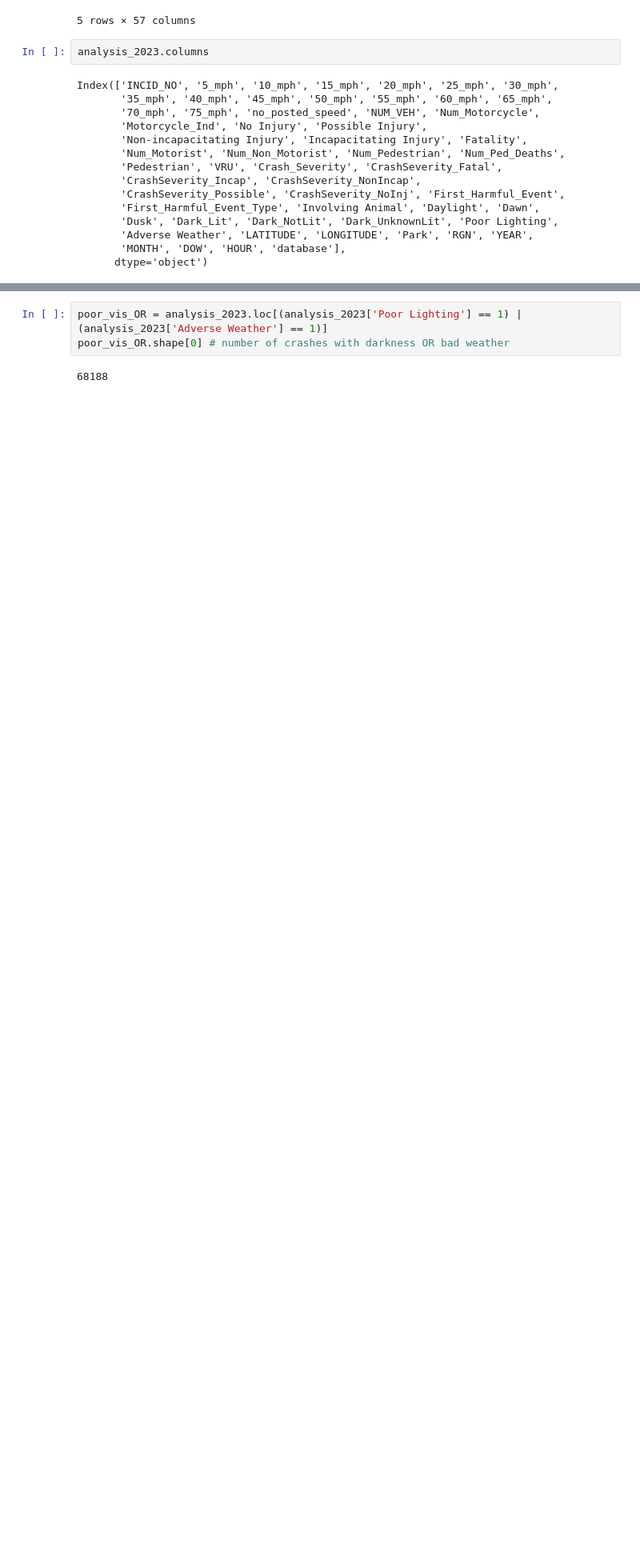
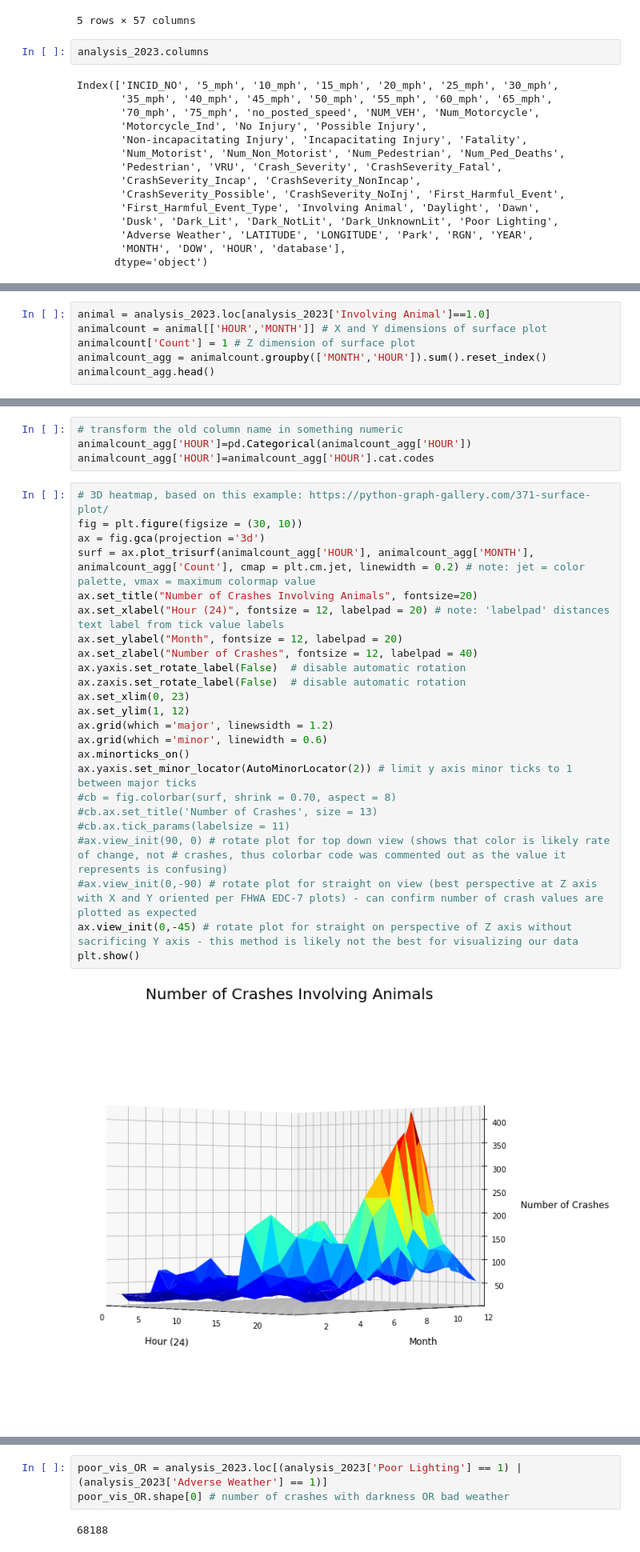
Before and after one commit to VolpeUSDOT/NPS-Region-Crash-Briefing, a Jupyter notebook: data analysis notebooks/2023 Servicewide Analysis - Nightime Visibility.ipynb, the cells around one changed output, grey strips where cells are left out. Shown at 80% size. Drawn from its saved outputs; the diff is of its cells as text; blank space fills up the shorter version.

```diff
--- a/data analysis notebooks/2023 Servicewide Analysis - Nightime Visibility.ipynb
+++ b/data analysis notebooks/2023 Servicewide Analysis - Nightime Visibility.ipynb
@@ -121,0 +133,6 @@ plt.show()
+# %%
+animal = analysis_2023.loc[analysis_2023['Involving Animal']==1.0]
+animalcount = animal[['HOUR','MONTH']] # X and Y dimensions of surface plot
+animalcount['Count'] = 1 # Z dimension of surface plot
+animalcount_agg = animalcount.groupby(['MONTH','HOUR']).sum().reset_index()
+animalcount_agg.head()
@@ -121,0 +181,30 @@ plt.show()
+# %%
+# transform the old column name in something numeric
+animalcount_agg['HOUR']=pd.Categorical(animalcount_agg['HOUR'])
+animalcount_agg['HOUR']=animalcount_agg['HOUR'].cat.codes
+# %%
+# 3D heatmap, based on this example: https://python-graph-gallery.com/371-surface-plot/
+fig = plt.figure(figsize = (30, 10))
+ax = fig.gca(projection ='3d')
+surf = ax.plot_trisurf(animalcount_agg['HOUR'], animalcount_agg['MONTH'], animalcount_agg['Count'], cmap = plt.cm.jet, linewidth = 0.2) # note: jet = color palette, vmax = maximum colormap value
+ax.set_title("Number of Crashes Involving Animals", fontsize=20)
+ax.set_xlabel("Hour (24)", fontsize = 12, labelpad = 20) # note: 'labelpad' distances text label from tick value labels
+ax.set_ylabel("Month", fontsize = 12, labelpad = 20)
+ax.set_zlabel("Number of Crashes", fontsize = 12, labelpad = 40)
+ax.yaxis.set_rotate_label(False)  # disable automatic rotation
+ax.zaxis.set_rotate_label(False)  # disable automatic rotation
+ax.set_xlim(0, 23)
+ax.set_ylim(1, 12)
+ax.grid(which ='major', linewsidth = 1.2)
+ax.grid(which ='minor', linewidth = 0.6)
+ax.minorticks_on()
+ax.yaxis.set_minor_locator(AutoMinorLocator(2)) # limit y axis minor ticks to 1 between major ticks
+#cb = fig.colorbar(surf, shrink = 0.70, aspect = 8)
+#cb.ax.set_title('Number of Crashes', size = 13)
+#cb.ax.tick_params(labelsize = 11)
+#ax.view_init(90, 0) # rotate plot for top down view (shows that color is likely rate of change, not # crashes, thus colorbar code was commented out as the value it represents is confusing)
+#ax.view_init(0,-90) # rotate plot for straight on view (best perspective at Z axis with X and Y oriented per FHWA EDC-7 plots) - can confirm number of crash values are plotted as expected
+ax.view_init(0,-45) # rotate plot for straight on perspective of Z axis without sacrificing Y axis - this method is likely not the best for visualizing our data
+plt.show()
+# %% [output]
+[figure, added]
```
Also changed, not shown: parts of 101 cells of this notebook.
